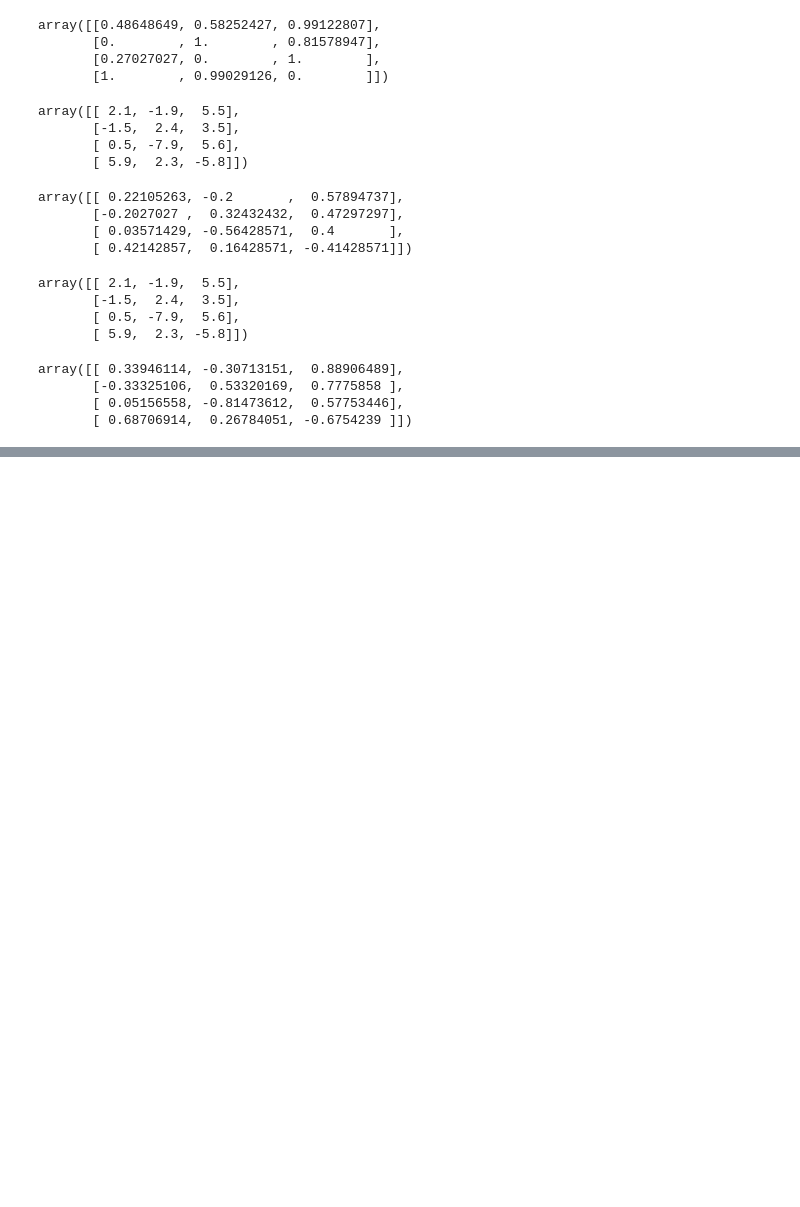
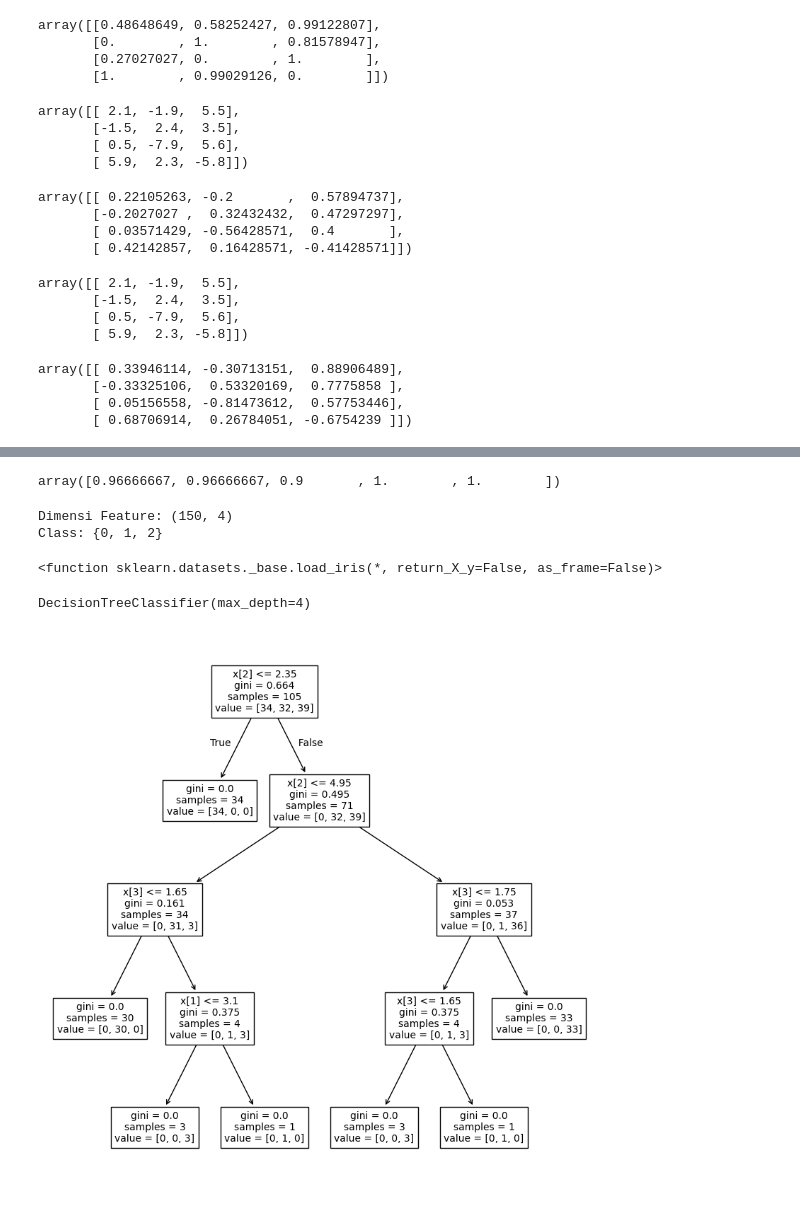
Before and after one commit to mrqom/dataexpert_a_qomar, a Jupyter notebook: Latihan Data Preparation.ipynb, the cells around one changed output, grey strips where cells are left out. Saved outputs shown, nothing was run; the diff lists cells and outputs as text; code cells hidden in the pictures; blank space fills up the shorter version.

Commit message:
Add files via upload
update Latihan Data Preparation

```diff
--- a/Latihan Data Preparation.ipynb
+++ b/Latihan Data Preparation.ipynb
@@ -115,0 +159,36 @@ random_state tidak ditentukan
+# %%
+scores
+# %% [output]
+array([0.96666667, 0.96666667, 0.9       , 1.        , 1.        ])
+# %%
+# Latihan Decision tree
+from sklearn.datasets import load_iris
+X,y = load_iris(return_X_y=True)
+
+print(f'Dimensi Feature: {X.shape}')
+print(f'Class: {set(y)}')
+
+load_iris
+data = load_iris
+data
+# %% [output]
+Dimensi Feature: (150, 4)
+Class: {0, 1, 2}
+<function sklearn.datasets._base.load_iris(*, return_X_y=False, as_frame=False)>
+# %%
+from sklearn.model_selection import train_test_split
+X_train, X_test, y_train, y_test = train_test_split(X, y, test_size=0.3, random_state=0)
+# %%
+from sklearn.tree import DecisionTreeClassifier
+model = DecisionTreeClassifier(max_depth=4)
+model.fit(X_train, y_train)
+# %% [output]
+DecisionTreeClassifier(max_depth=4)
+# %%
+import matplotlib.pyplot as plt
+from sklearn import tree
+plt.subplots(figsize=(10,10))
+tree.plot_tree(model, fontsize=10)
+plt.show()
+# %% [output]
+[figure, added]
```
Also changed, not shown: parts of 33 cells of this notebook.
